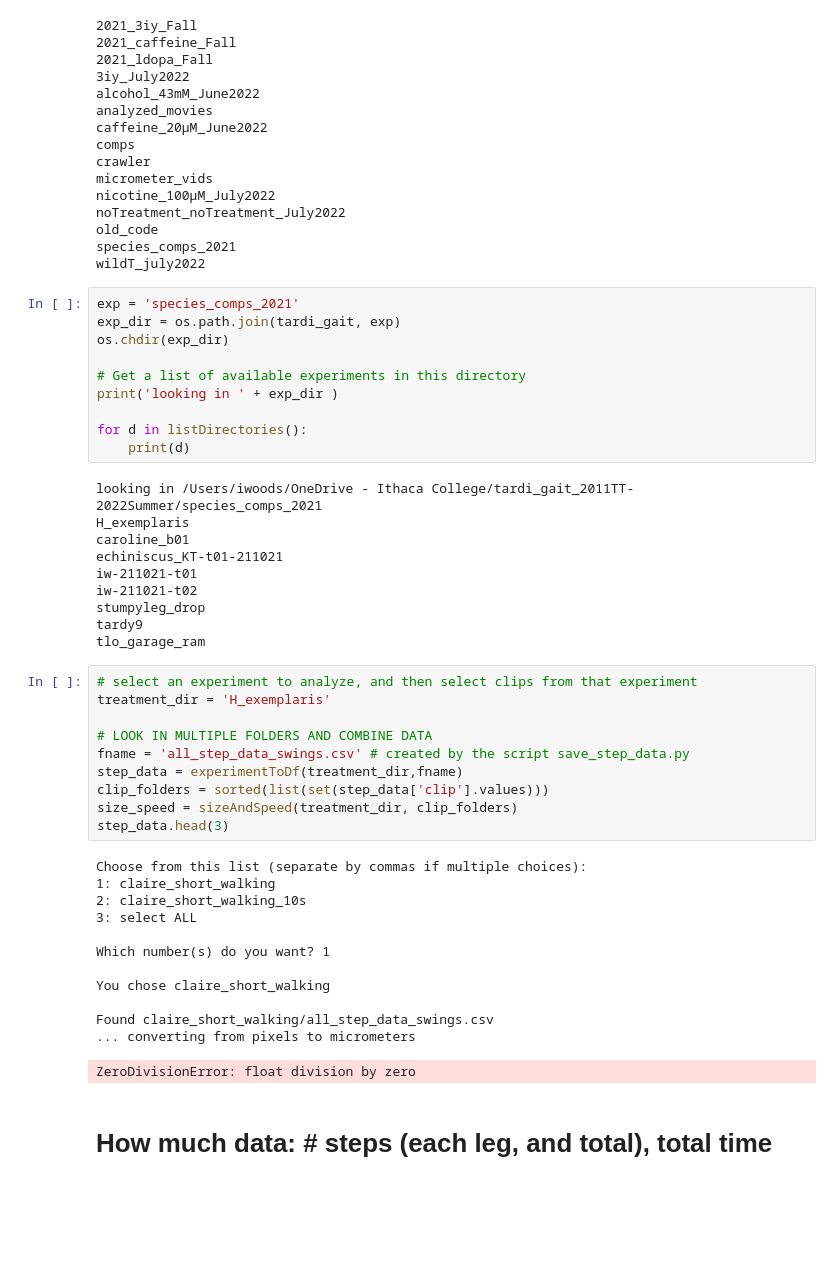
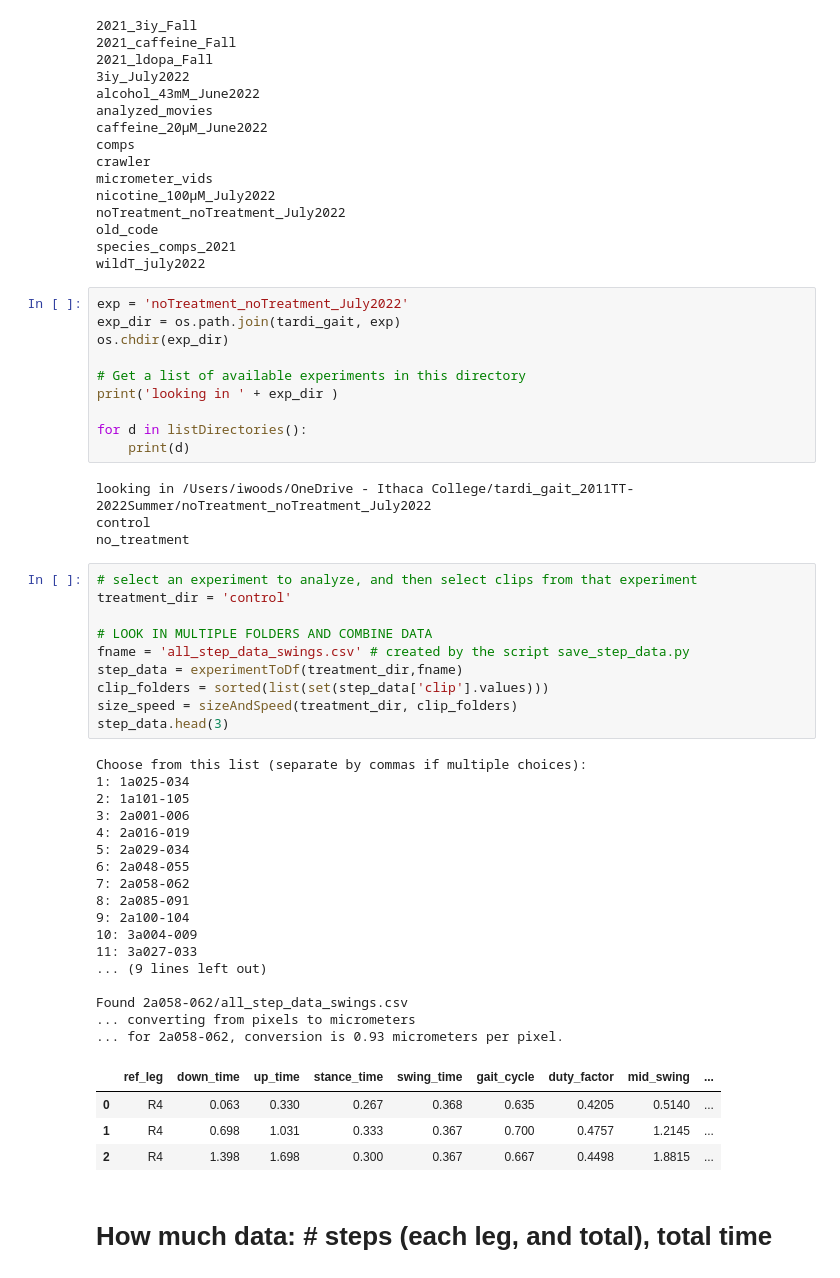
Before and after one commit to enwudz/gait, a Jupyter notebook: step_data_plots.ipynb, the cells around one changed output. Saved outputs shown, nothing was run; the diff lists cells and outputs as text; blank space fills up the shorter version.

```diff
--- a/step_data_plots.ipynb
+++ b/step_data_plots.ipynb
@@ -40,7 +40,7 @@ old_code
 species_comps_2021
 wildT_july2022
 # %%
-exp = 'species_comps_2021'
+exp = 'noTreatment_noTreatment_July2022'
 exp_dir = os.path.join(tardi_gait, exp)
 os.chdir(exp_dir)
 
@@ -50,38 +50,41 @@ print('looking in ' + exp_dir )
 for d in listDirectories():
     print(d)
 # %% [output]
-looking in /Users/iwoods/OneDrive - Ithaca College/tardi_gait_2011TT-2022Summer/species_comps_2021
-H_exemplaris
-caroline_b01
-echiniscus_KT-t01-211021
-iw-211021-t01
-iw-211021-t02
-stumpyleg_drop
-tardy9
-tlo_garage_ram
+looking in /Users/iwoods/OneDrive - Ithaca College/tardi_gait_2011TT-2022Summer/noTreatment_noTreatment_July2022
+control
+no_treatment
 # %%
 # select an experiment to analyze, and then select clips from that experiment
-treatment_dir = 'H_exemplaris'
+treatment_dir = 'control'
 
 # LOOK IN MULTIPLE FOLDERS AND COMBINE DATA
 fname = 'all_step_data_swings.csv' # created by the script save_step_data.py
 step_data = experimentToDf(treatment_dir,fname)
 clip_folders = sorted(list(set(step_data['clip'].values)))
 size_speed = sizeAndSpeed(treatment_dir, clip_folders)
 step_data.head(3)
 # %% [output]
 Choose from this list (separate by commas if multiple choices):
-1: claire_short_walking
-2: claire_short_walking_10s
-3: select ALL
+1: 1a025-034
+2: 1a101-105
+3: 2a001-006
+4: 2a016-019
+5: 2a029-034
+6: 2a048-055
+7: 2a058-062
+8: 2a085-091
+9: 2a100-104
+10: 3a004-009
+11: 3a027-033
+... (9 lines left out)
 
-Which number(s) do you want? 1
-
-You chose claire_short_walking
-
-Found claire_short_walking/all_step_data_swings.csv
+Found 2a058-062/all_step_data_swings.csv
 ... converting from pixels to micrometers
+... for 2a058-062, conversion is 0.93 micrometers per pixel.
-ZeroDivisionError: float division by zero
+|  | ref_leg | down_time | up_time | stance_time | swing_time | gait_cycle | duty_factor | mid_swing | ... |
+| 0 | R4 | 0.063 | 0.330 | 0.267 | 0.368 | 0.635 | 0.4205 | 0.5140 | ... |
+| 1 | R4 | 0.698 | 1.031 | 0.333 | 0.367 | 0.700 | 0.4757 | 1.2145 | ... |
+| 2 | R4 | 1.398 | 1.698 | 0.300 | 0.367 | 0.667 | 0.4498 | 1.8815 | ... |
 # %% [markdown]
 # How much data: # steps (each leg, and total), total time
 # %%
```
Also changed, not shown: parts of 6 cells of this notebook, 1 other file.
